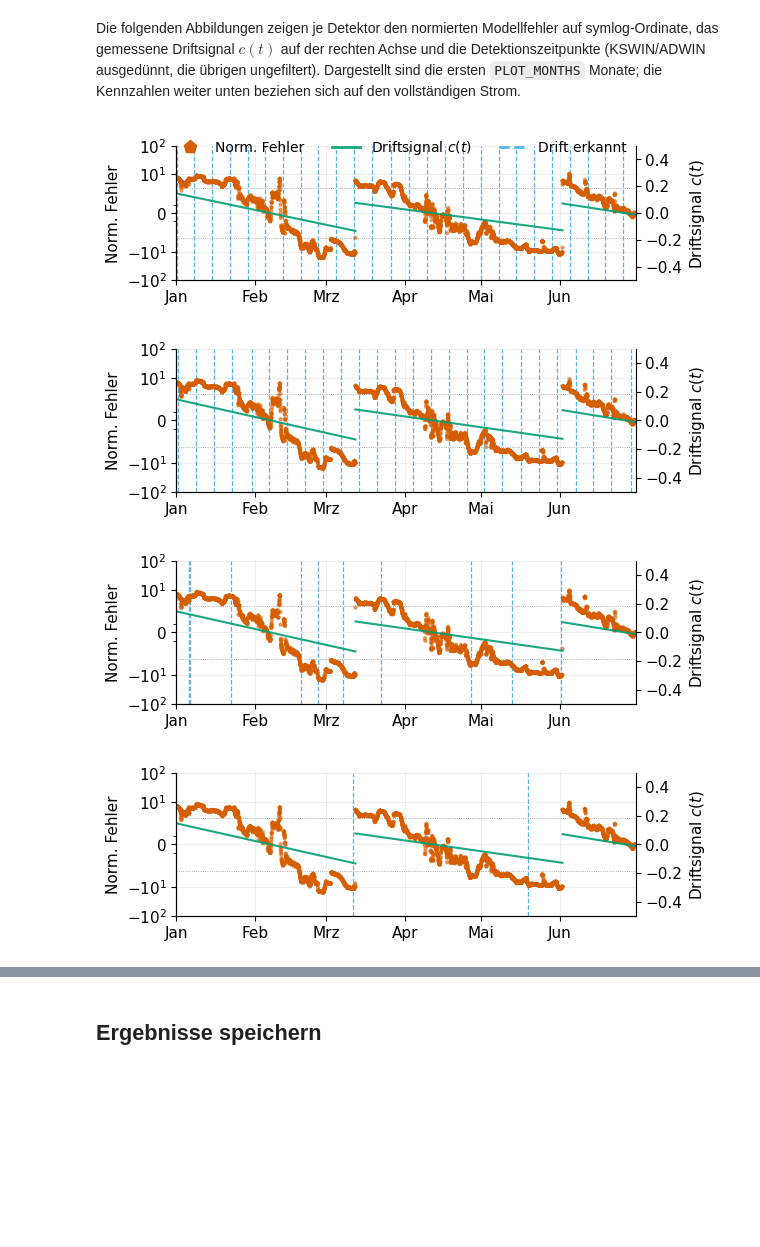
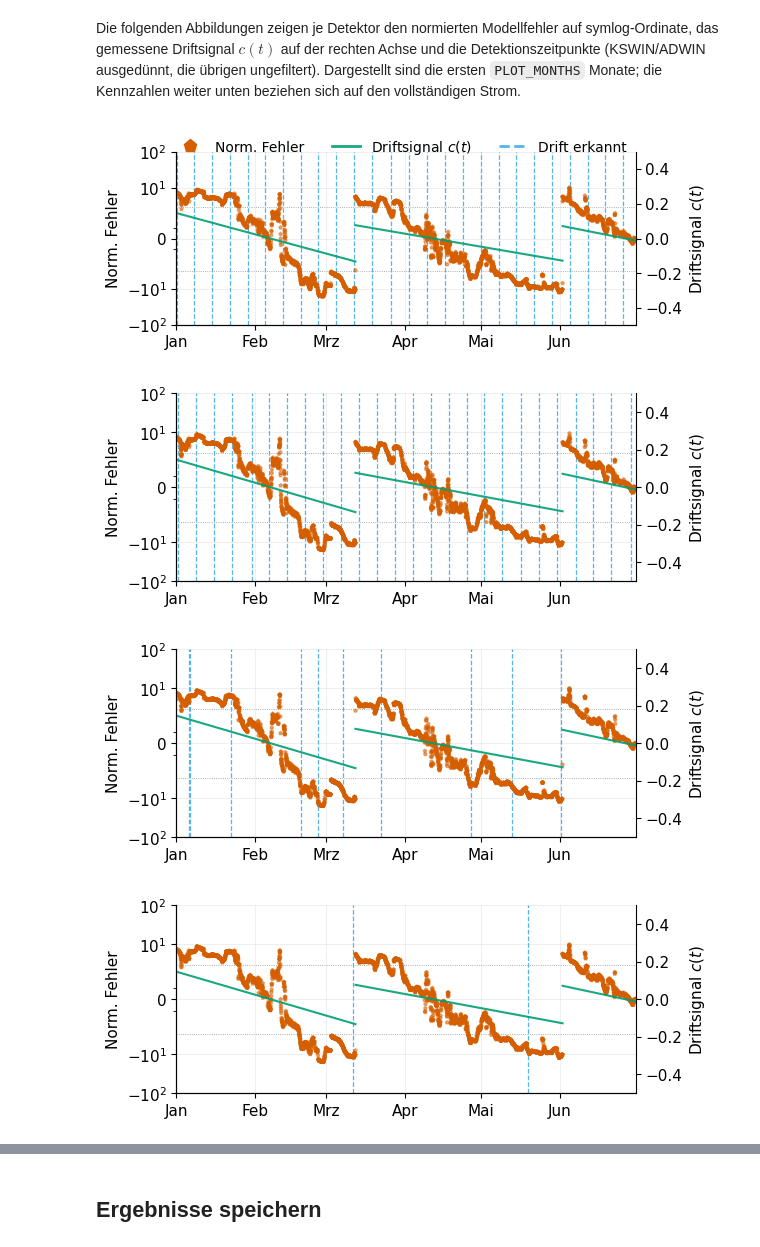
Before and after one commit to marijan-p/process_optimization_concept_drift, a Jupyter notebook: ipynb/tep/tep_detection.ipynb, the cells around one changed output, grey strips where cells are left out. Cells and saved outputs as stored; diff of their text form; code cells hidden in the pictures; blank space fills up the shorter version.

```diff
--- a/ipynb/tep/tep_detection.ipynb
+++ b/ipynb/tep/tep_detection.ipynb
@@ -390,35 +390,35 @@ from src.utils import thesis_style as ts
 rng_plot = np.random.default_rng(SEED)
 
 _win = np.arange(N)
 if PLOT_MONTHS is not None:
     _win = np.flatnonzero(plot_index < pd.Timestamp(PLOT_EPOCH) + pd.DateOffset(months=PLOT_MONTHS))
 n_plot = len(_win)
 
 # Der Schwellwert-Detektor kommt ungefiltert dazu: 85 Detektionen auf dem
 # vollen Strom, also dieselbe Groessenordnung wie DDM und EDDM. Ausgeduennt
 # werden nur KSWIN und ADWIN, die vier- bis fuenfstellig feuern.
 detections = {"KSWIN": plot_thinned["KSWIN"][0], "ADWIN": plot_thinned["ADWIN"][0],
               "DDM": tuned["DDM"][0], "EDDM": tuned["EDDM"][0],
               "RMSE": tuned["RMSE"][0]}
 
 for j, (name, drifts) in enumerate(detections.items()):
     fig, ax, ax2 = ts.error_timeseries(
         plot_index[_win],
         [(error_stream[_win], "drift_afflicted", "Norm. Fehler")],
         cd=cd_signal[_win],
         detections=[plot_index[d] for d in drifts if d < n_plot],
         xlabel="Zeit $t$ [Monate]" if j == len(detections) - 1 else None,
         cd_label="Driftsignal $c(t)$",
         ylim=PLOT_YLIM, cd_amp=0.5, cd_tick_step=0.2,
-        frac=PLOT_FRAC, rng=rng_plot,
+        frac=PLOT_FRAC, rng=rng_plot, height_scale=0.4,
         legend=dict(bbox_to_anchor=[0.49, 1.15], loc="upper center", ncols=3) if j == 0 else False,
     )
     fig.tight_layout()
     plot_store.save_figure(fig, f"detection_{name.lower()}", det_run, final=IS_FINAL,
                            savefig_kwargs={"dpi": 300}, archive_kwargs={"dpi": 300})
     plt.show()
 # %% [output]
-[figure, old version]
+[figure, new version]
-[figure, old version]
+[figure, new version]
-[figure, old version]
+[figure, new version]
-[figure, old version]
+[figure, new version]
```
Also changed, not shown: parts of 1 cell of this notebook, 39 other files.
